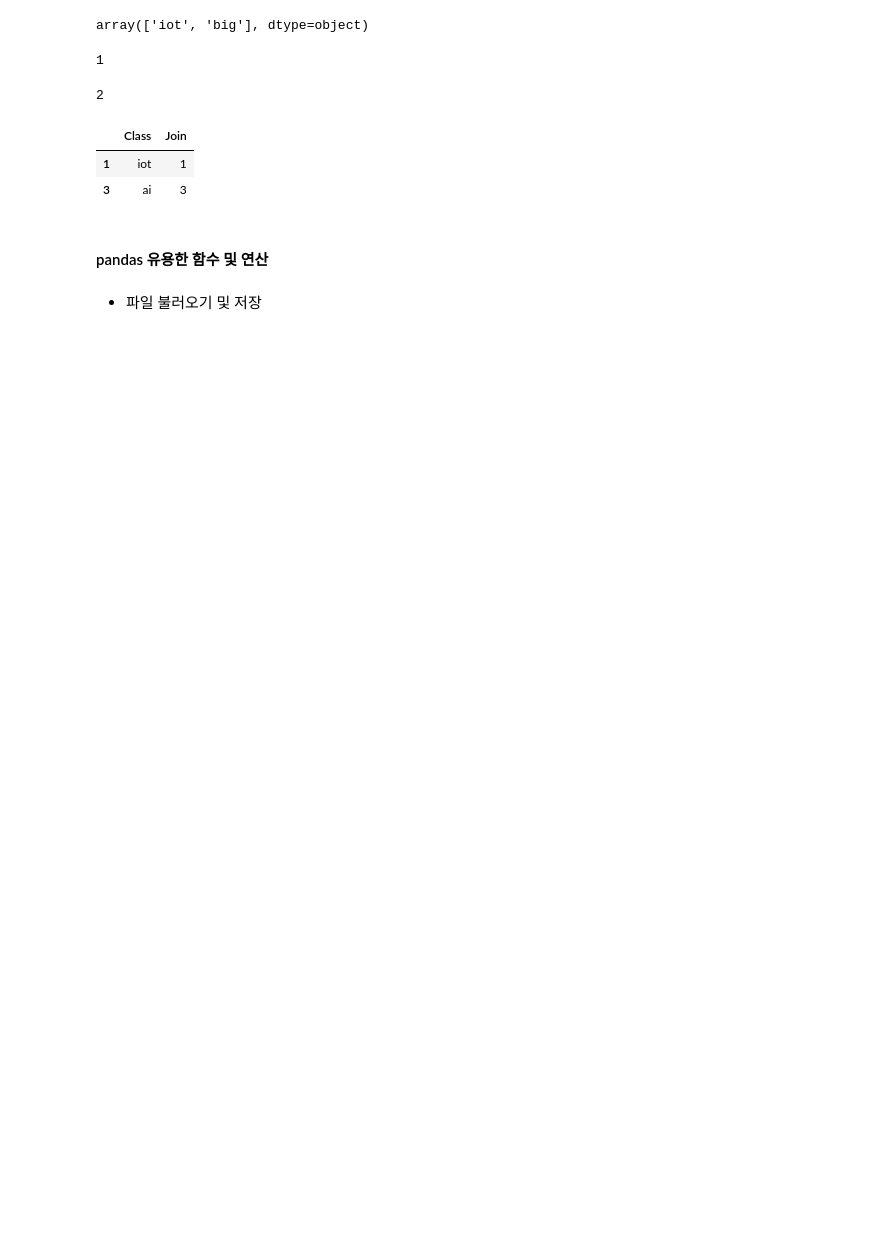
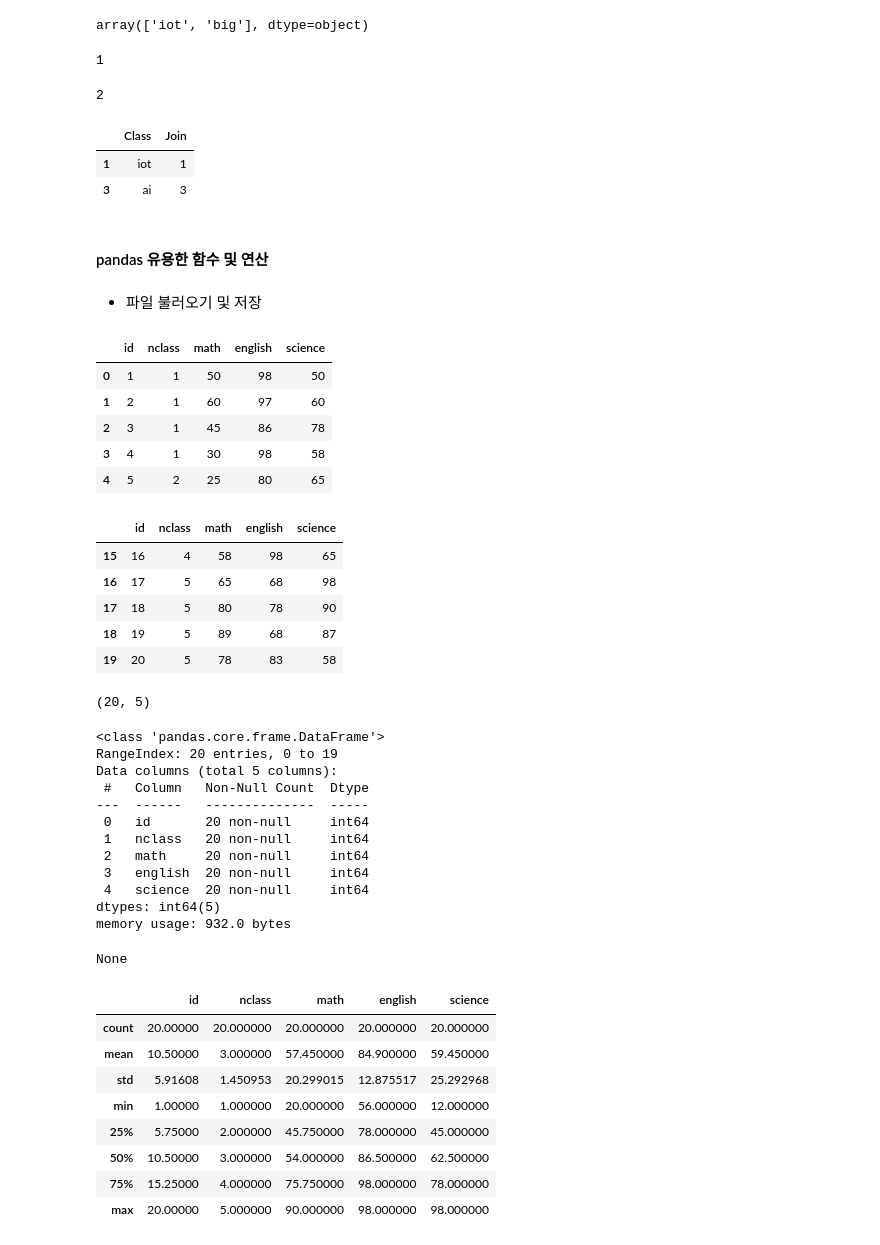
Before and after one commit to 2013je/Python_jpnb, a Jupyter notebook: 2.pandas.ipynb, the cells around one changed output. Drawn from its saved outputs; the diff is of its cells as text; code cells hidden in the pictures; blank space fills up the shorter version.

```diff
--- a/2.pandas.ipynb
+++ b/2.pandas.ipynb
@@ -468,3 +470,59 @@ num2_df.query('Class == "ai"or Class == "iot"')
 #### pandas 유용한 함수 및 연산
 # %% [markdown]
 - 파일 불러오기 및 저장
+# %%
+exam = pd.read_csv('./data/exam.csv')
+exam
+# 데이터 파악하기
+# 1.head(5) : 위쪽부터 5개 행 출력
+display(exam.head(5))
+
+# 2. tail(5) : 뒤쪽부터 5개 행 출력
+display(exam.tail(5))
+
+# 3. shape : 행, 열 개수(크기) 출력
+display(exam.shape) # (행(수직), 열(수평)) = (20, 5)
+
+# 4. info() : 변수 데이터 정보(속성) 출력(크기, 열 이름, 열 결측치(빈 값), 데이터 타입)
+display(exam.info())
+# Non-Null Count : (있는) 데이터 카운트 , 현재 데이터 결측치 X
+# Dtype : 데이터타입
+
+# 5. describe() : 요약 통계량 출력
+display(exam.describe())
+# %% [output]
+|  | id | nclass | math | english | science |
+| 0 | 1 | 1 | 50 | 98 | 50 |
+| 1 | 2 | 1 | 60 | 97 | 60 |
+| 2 | 3 | 1 | 45 | 86 | 78 |
+| 3 | 4 | 1 | 30 | 98 | 58 |
+| 4 | 5 | 2 | 25 | 80 | 65 |
+|  | id | nclass | math | english | science |
+| 15 | 16 | 4 | 58 | 98 | 65 |
+| 16 | 17 | 5 | 65 | 68 | 98 |
+| 17 | 18 | 5 | 80 | 78 | 90 |
+| 18 | 19 | 5 | 89 | 68 | 87 |
+| 19 | 20 | 5 | 78 | 83 | 58 |
+(20, 5)
+<class 'pandas.core.frame.DataFrame'>
+RangeIndex: 20 entries, 0 to 19
+Data columns (total 5 columns):
+ #   Column   Non-Null Count  Dtype
+---  ------   --------------  -----
+ 0   id       20 non-null     int64
+ 1   nclass   20 non-null     int64
+ 2   math     20 non-null     int64
+ 3   english  20 non-null     int64
+ 4   science  20 non-null     int64
+dtypes: int64(5)
+memory usage: 932.0 bytes
+None
+|  | id | nclass | math | english | science |
+| count | 20.00000 | 20.000000 | 20.000000 | 20.000000 | 20.000000 |
+| mean | 10.50000 | 3.000000 | 57.450000 | 84.900000 | 59.450000 |
+| std | 5.91608 | 1.450953 | 20.299015 | 12.875517 | 25.292968 |
+| min | 1.00000 | 1.000000 | 20.000000 | 56.000000 | 12.000000 |
+| 25% | 5.75000 | 2.000000 | 45.750000 | 78.000000 | 45.000000 |
+| 50% | 10.50000 | 3.000000 | 54.000000 | 86.500000 | 62.500000 |
+| 75% | 15.25000 | 4.000000 | 75.750000 | 98.000000 | 78.000000 |
+| max | 20.00000 | 5.000000 | 90.000000 | 98.000000 | 98.000000 |
```
Also changed, not shown: parts of 15 cells of this notebook, 1 other file.
